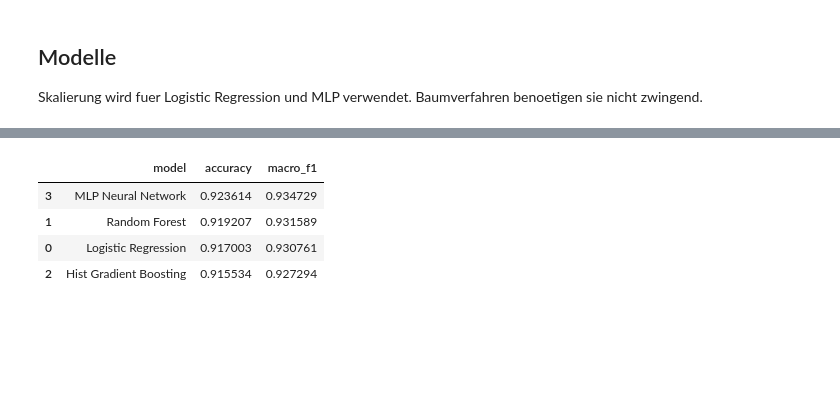
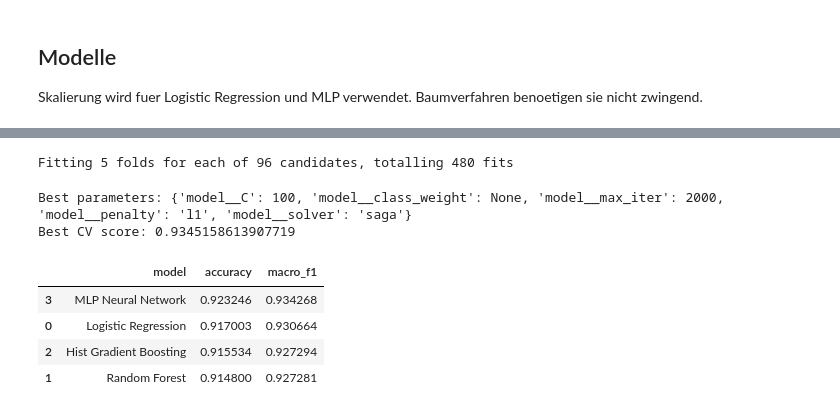
Before and after one commit to lukadeda/xai-drybean-project, a Jupyter notebook: notebooks/02_model_training.ipynb, the cells around one changed output, grey strips where cells are left out. Cells and saved outputs as stored; diff of their text form; code cells hidden in the pictures; blank space fills up the shorter version.

Commit message:
Modelloptimierung für Logistic Regression und Random Forest

```diff
--- a/notebooks/02_model_training.ipynb
+++ b/notebooks/02_model_training.ipynb
@@ -60,7 +60,14 @@ mlp_pipeline = Pipeline([
     ("model", MLPClassifier(max_iter=300, random_state=RANDOM_STATE, early_stopping=False, n_iter_no_change=5)),
 ])
 
-grid_search = GridSearchCV(mlp_pipeline, param_grid, cv=3, scoring='f1_macro', n_jobs=-1, verbose=1)
+grid_search = GridSearchCV(
+    mlp_pipeline, param_grid,
+    cv=5,  # Increase from 3 to 5-fold
+    scoring='f1_macro',
+    n_jobs=-1,
+    return_train_score=True,  # Track overfitting
+    verbose=2
+)
 grid_search.fit(X_train, y_train)
 
 print("Best parameters for MLP:", grid_search.best_params_)
@@ -78,44 +165,71 @@ mlp_model = best_mlp if 'best_mlp' in globals() else Pipeline([
     ("model", MLPClassifier(
         hidden_layer_sizes=(64, 32),
         max_iter=500,
         random_state=RANDOM_STATE,
         early_stopping=True, # War vorher auf True, hat aber das Ergebnis verschlechtert
     )),
 ])
 
+from sklearn.model_selection import GridSearchCV
+
+param_grid = {
+    'model__C': [0.001, 0.01, 0.1, 1, 10, 100],
+    'model__penalty': ['l2', 'l1'],
+    'model__solver': ['liblinear', 'saga'],
+    'model__class_weight': [None, 'balanced'],
+    'model__max_iter': [1000, 2000],
+}
+
+lr_pipeline = Pipeline([
+    ("scaler", StandardScaler()),
+    ("model", LogisticRegression(random_state=RANDOM_STATE)),
+])
+
+grid_search_lr = GridSearchCV(
+    lr_pipeline, param_grid,
+    cv=5,
+    scoring='f1_macro',
+    n_jobs=-1,
+    return_train_score=True,
+    verbose=2
+)
+grid_search_lr.fit(X_train, y_train)
+
+print("Best parameters:", grid_search_lr.best_params_)
+print("Best CV score:", grid_search_lr.best_score_)
+best_lr = grid_search_lr.best_estimator_
+
 models = {
-    "Logistic Regression": Pipeline([
-        ("scaler", StandardScaler()),
-        ("model", LogisticRegression(max_iter=1000, random_state=RANDOM_STATE)),
-    ]),
-    "Random Forest": RandomForestClassifier(
-        n_estimators=30, random_state=RANDOM_STATE, class_weight="balanced"
-    ),
+    "Logistic Regression": best_lr,
+    "Random Forest": best_rf,
     "Hist Gradient Boosting": HistGradientBoostingClassifier(random_state=RANDOM_STATE),
     "MLP Neural Network": mlp_model,
 }
 
 results = []
 fitted_models = {}
 
 for name, model in models.items():
     model.fit(X_train, y_train)
     y_pred = model.predict(X_test)
     fitted_models[name] = model
     results.append({
         "model": name,
         "accuracy": accuracy_score(y_test, y_pred),
         "macro_f1": f1_score(y_test, y_pred, average="macro"),
     })
 
 results_df = pd.DataFrame(results).sort_values("macro_f1", ascending=False)
 results_df
 # %% [output]
+Fitting 5 folds for each of 96 candidates, totalling 480 fits
+Best parameters: {'model__C': 100, 'model__class_weight': None, 'model__max_iter': 2000, 'model__penalty': 'l1', 'model__solver': 'saga'}
+Best CV score: 0.9345158613907719
 |  | model | accuracy | macro_f1 |
-| 3 | MLP Neural Network | 0.923614 | 0.934729 |
-| 1 | Random Forest | 0.919207 | 0.931589 |
-| 0 | Logistic Regression | 0.917003 | 0.930761 |
+| 3 | MLP Neural Network | 0.923246 | 0.934268 |
+| 0 | Logistic Regression | 0.917003 | 0.930664 |
 | 2 | Hist Gradient Boosting | 0.915534 | 0.927294 |
+| 1 | Random Forest | 0.914800 | 0.927281 |
 # %%
 best_model_name = results_df.iloc[0]["model"]
 
```
Also changed, not shown: parts of 5 cells of this notebook.
